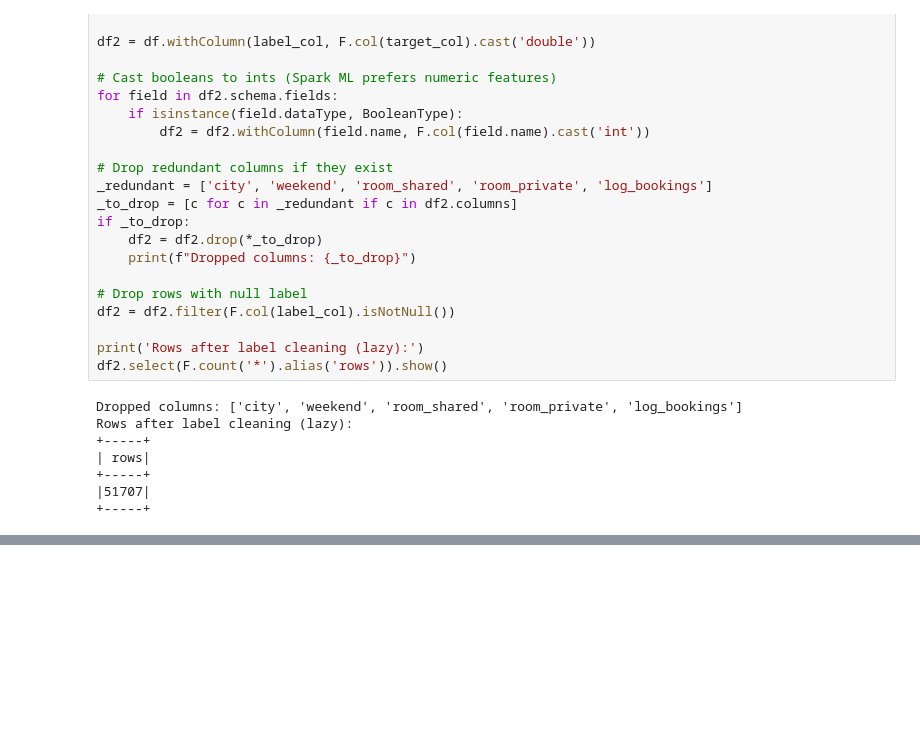
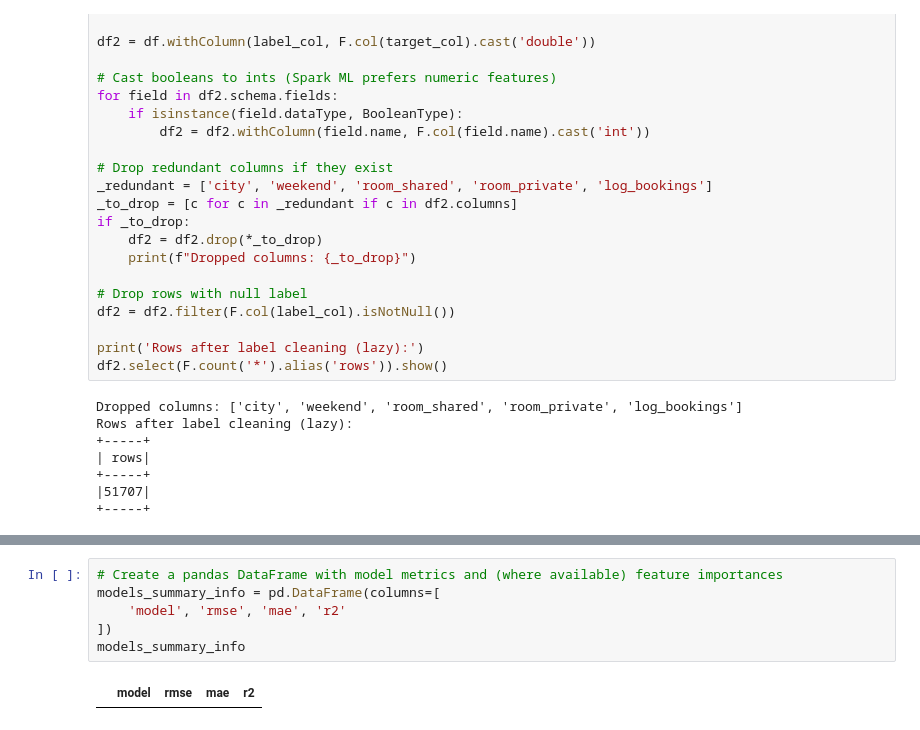
Before and after one commit to andresrogers/airbnb_bookings_price_demand_elasticity_pyspark, a Jupyter notebook: notebooks/03_demand_forecasting.ipynb, the cells around one changed output, grey strips where cells are left out. Saved outputs shown, nothing was run; the diff lists cells and outputs as text; blank space fills up the shorter version.

```diff
--- a/notebooks/03_demand_forecasting.ipynb
+++ b/notebooks/03_demand_forecasting.ipynb
@@ -251,4 +236,12 @@ Example numeric cols: ['cat_city_amsterdam', 'cat_city_athens', 'cat_city_barcel
 Pipeline stages ready.
+# %%
+# Create a pandas DataFrame with model metrics and (where available) feature importances
+models_summary_info = pd.DataFrame(columns=[
+    'model', 'rmse', 'mae', 'r2'
+])
+models_summary_info
+# %% [output]
+|  | model | rmse | mae | r2 |
 # %%
 # Train and compare Spark MLlib models (safe defaults for local Windows)
 def fit_eval(model_name: str, regressor):
```
Also changed, not shown: parts of 19 cells of this notebook, 1 other file.
